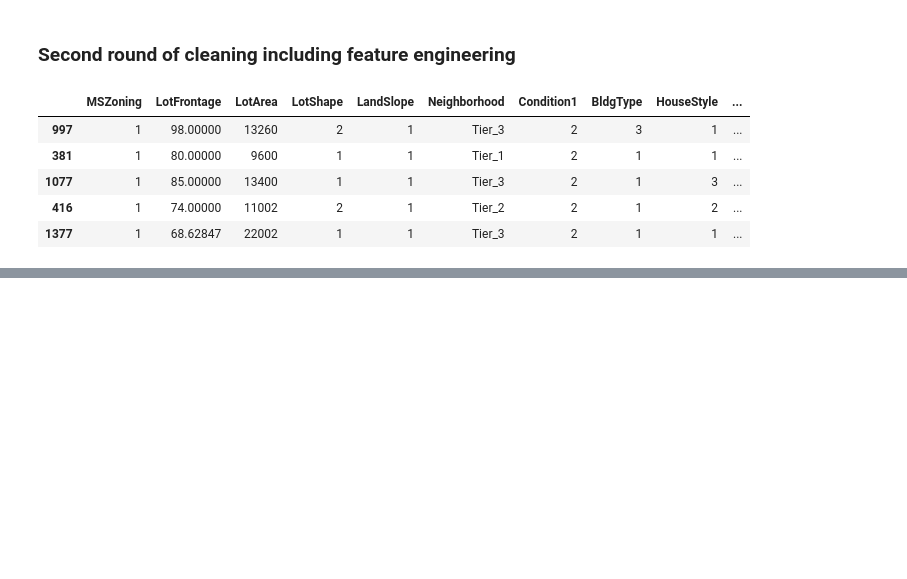
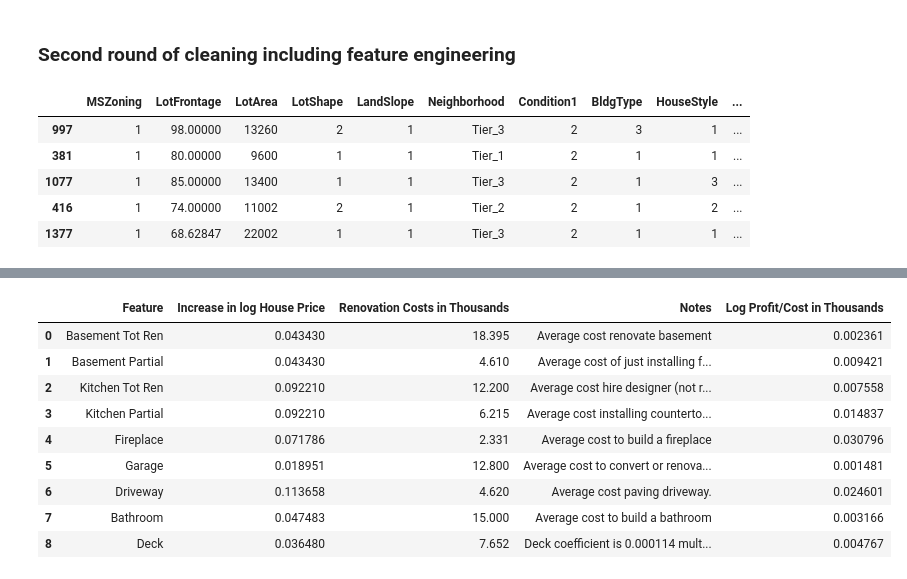
Before and after one commit to xiaogangzhu/MLHousing, a Jupyter notebook: Ames_Housing_ML.ipynb, the cells around one changed output, grey strips where cells are left out. Saved outputs shown, nothing was run; the diff lists cells and outputs as text; code cells hidden in the pictures; blank space fills up the shorter version.

```diff
--- a/Ames_Housing_ML.ipynb
+++ b/Ames_Housing_ML.ipynb
@@ -143,0 +281,3 @@ Xtrain_d.head()
+# %%
+pc = pd.read_csv('data/pc_renovation.csv')
+pc
@@ -143,0 +295,15 @@ Xtrain_d.head()
+# %%
+pc['Log Profit/Cost in Thousands'] = pc['Increase in log House Price']/pc['Renovation Costs in Thousands']
+# %%
+pc
+# %% [output]
+|  | Feature | Increase in log House Price | Renovation Costs in Thousands | Notes | Log Profit/Cost in Thousands |
+| 0 | Basement Tot Ren | 0.043430 | 18.395 | Average cost renovate basement | 0.002361 |
+| 1 | Basement Partial | 0.043430 | 4.610 | Average cost of just installing f... | 0.009421 |
+| 2 | Kitchen Tot Ren | 0.092210 | 12.200 | Average cost hire designer (not r... | 0.007558 |
+| 3 | Kitchen Partial | 0.092210 | 6.215 | Average cost installing counterto... | 0.014837 |
+| 4 | Fireplace | 0.071786 | 2.331 | Average cost to build a fireplace | 0.030796 |
+| 5 | Garage | 0.018951 | 12.800 | Average cost to convert or renova... | 0.001481 |
+| 6 | Driveway | 0.113658 | 4.620 | Average cost paving driveway. | 0.024601 |
+| 7 | Bathroom | 0.047483 | 15.000 | Average cost to build a bathroom | 0.003166 |
+| 8 | Deck | 0.036480 | 7.652 | Deck coefficient is 0.000114 mult... | 0.004767 |
```
Also changed, not shown: parts of 30 cells of this notebook, 2 other files.
